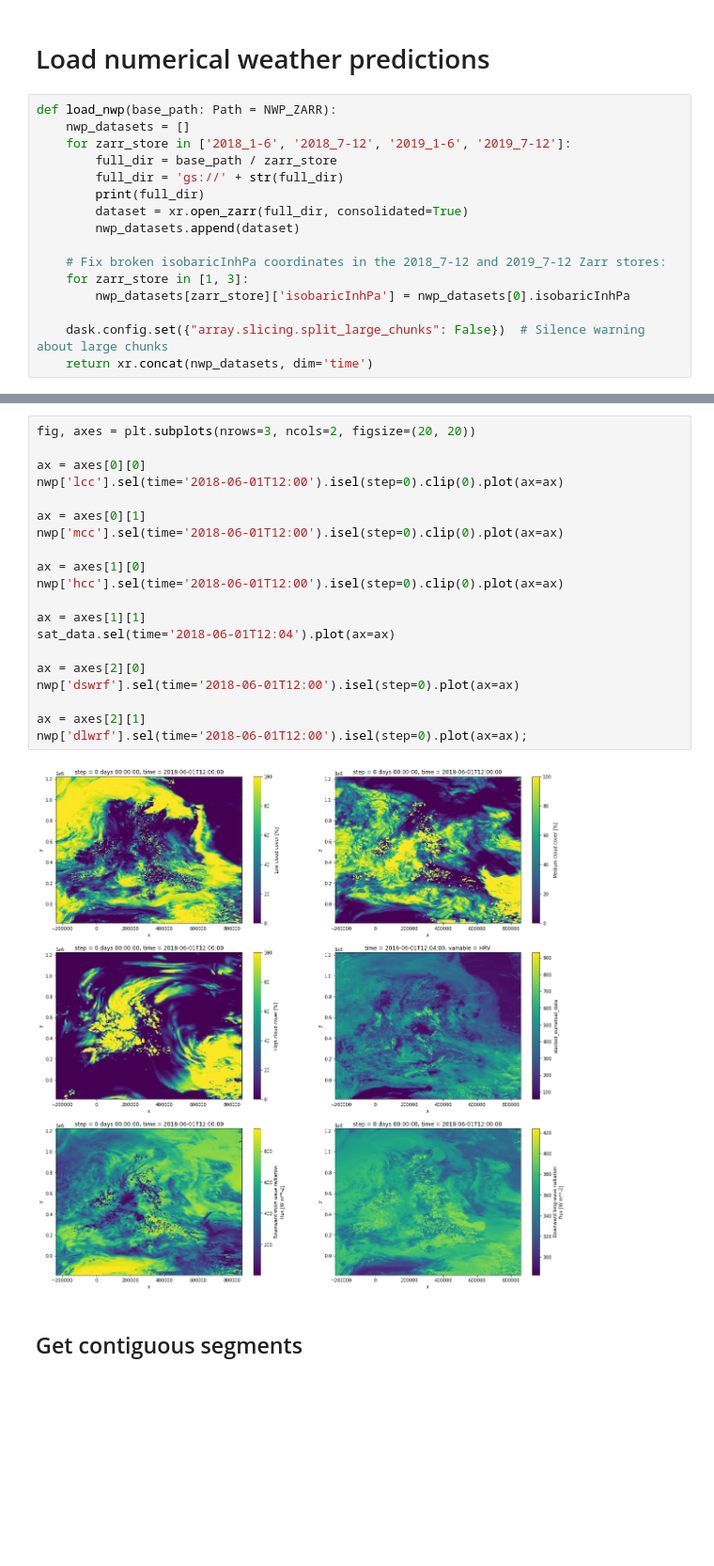
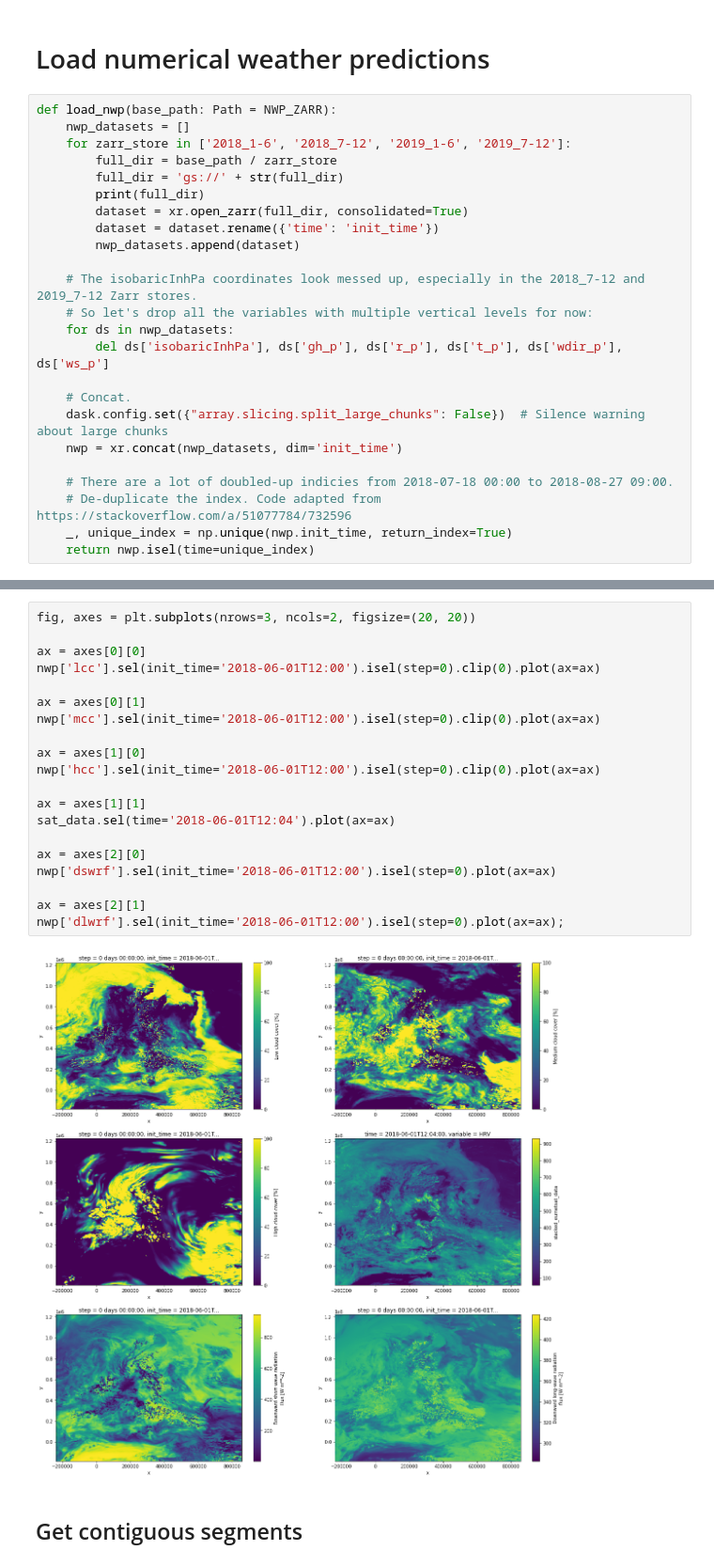
Before and after one commit to openclimatefix/predict_pv_yield, a Jupyter notebook: notebooks/21.0_include_PV_data.ipynb, the cells around one changed output, grey strips where cells are left out. Shown at 94% size. Drawn from its saved outputs; the diff is of its cells as text; blank space fills up the shorter version.

```diff
--- a/notebooks/21.0_include_PV_data.ipynb
+++ b/notebooks/21.0_include_PV_data.ipynb
@@ -488,14 +488,22 @@ def load_nwp(base_path: Path = NWP_ZARR):
         full_dir = 'gs://' + str(full_dir)
         print(full_dir)
         dataset = xr.open_zarr(full_dir, consolidated=True)
+        dataset = dataset.rename({'time': 'init_time'})
         nwp_datasets.append(dataset)
 
-    # Fix broken isobaricInhPa coordinates in the 2018_7-12 and 2019_7-12 Zarr stores:
-    for zarr_store in [1, 3]:
-        nwp_datasets[zarr_store]['isobaricInhPa'] = nwp_datasets[0].isobaricInhPa
+    # The isobaricInhPa coordinates look messed up, especially in the 2018_7-12 and 2019_7-12 Zarr stores.
+    # So let's drop all the variables with multiple vertical levels for now:
+    for ds in nwp_datasets:
+        del ds['isobaricInhPa'], ds['gh_p'], ds['r_p'], ds['t_p'], ds['wdir_p'], ds['ws_p']
 
+    # Concat.
     dask.config.set({"array.slicing.split_large_chunks": False})  # Silence warning about large chunks
-    return xr.concat(nwp_datasets, dim='time')
+    nwp = xr.concat(nwp_datasets, dim='init_time')
+
+    # There are a lot of doubled-up indicies from 2018-07-18 00:00 to 2018-08-27 09:00.
+    # De-duplicate the index. Code adapted from https://stackoverflow.com/a/51077784/732596
+    _, unique_index = np.unique(nwp.init_time, return_index=True)
+    return nwp.isel(time=unique_index)
 # %%
 %%time
 nwp = load_nwp()
@@ -549,25 +556,25 @@ nwp_var_details
 # %%
 fig, axes = plt.subplots(nrows=3, ncols=2, figsize=(20, 20))
 
 ax = axes[0][0]
-nwp['lcc'].sel(time='2018-06-01T12:00').isel(step=0).clip(0).plot(ax=ax)
+nwp['lcc'].sel(init_time='2018-06-01T12:00').isel(step=0).clip(0).plot(ax=ax)
 
 ax = axes[0][1]
-nwp['mcc'].sel(time='2018-06-01T12:00').isel(step=0).clip(0).plot(ax=ax)
+nwp['mcc'].sel(init_time='2018-06-01T12:00').isel(step=0).clip(0).plot(ax=ax)
 
 ax = axes[1][0]
-nwp['hcc'].sel(time='2018-06-01T12:00').isel(step=0).clip(0).plot(ax=ax)
+nwp['hcc'].sel(init_time='2018-06-01T12:00').isel(step=0).clip(0).plot(ax=ax)
 
 ax = axes[1][1]
 sat_data.sel(time='2018-06-01T12:04').plot(ax=ax)
 
 ax = axes[2][0]
-nwp['dswrf'].sel(time='2018-06-01T12:00').isel(step=0).plot(ax=ax)
+nwp['dswrf'].sel(init_time='2018-06-01T12:00').isel(step=0).plot(ax=ax)
 
 ax = axes[2][1]
-nwp['dlwrf'].sel(time='2018-06-01T12:00').isel(step=0).plot(ax=ax);
+nwp['dlwrf'].sel(init_time='2018-06-01T12:00').isel(step=0).plot(ax=ax);
 # %% [output]
-[figure, old version]
+[figure, new version]
 # %% [markdown]
 ## Get contiguous segments
 # %%
```
Also changed, not shown: parts of 30 cells of this notebook.
